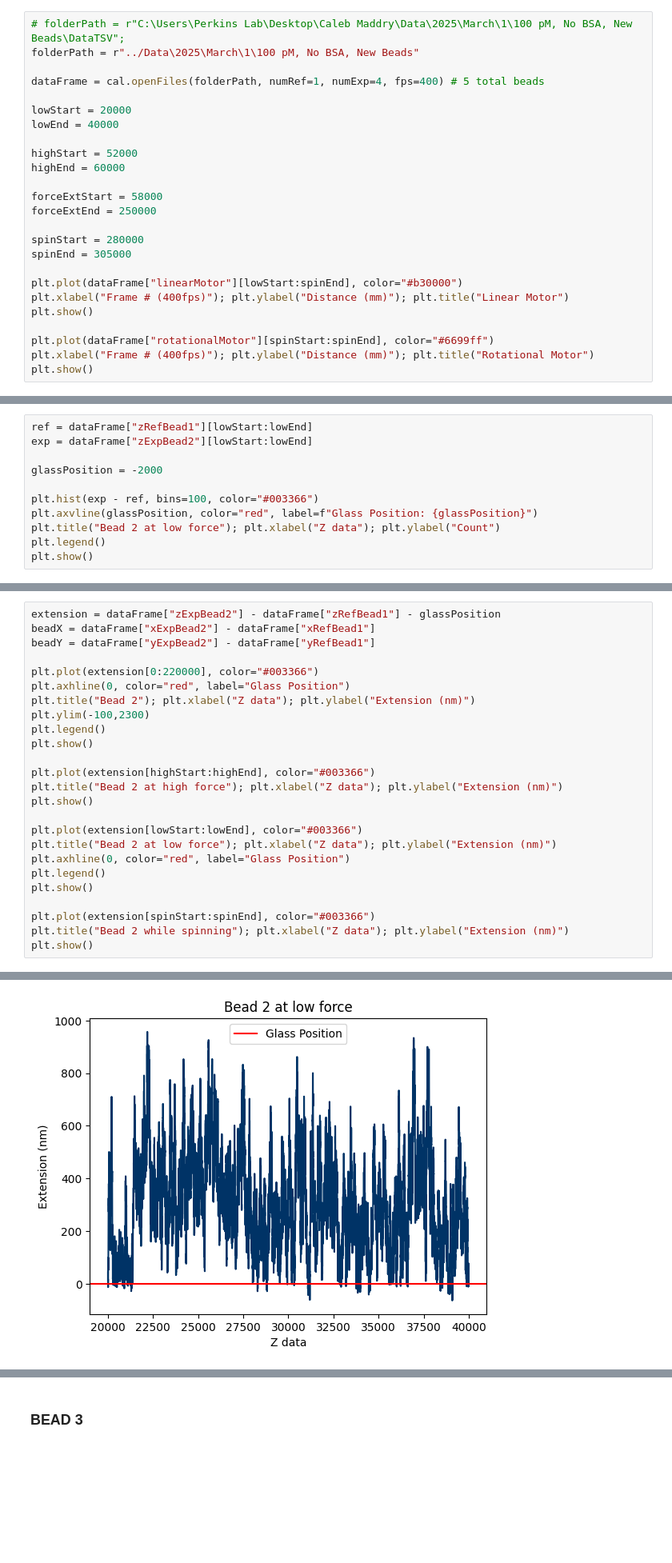
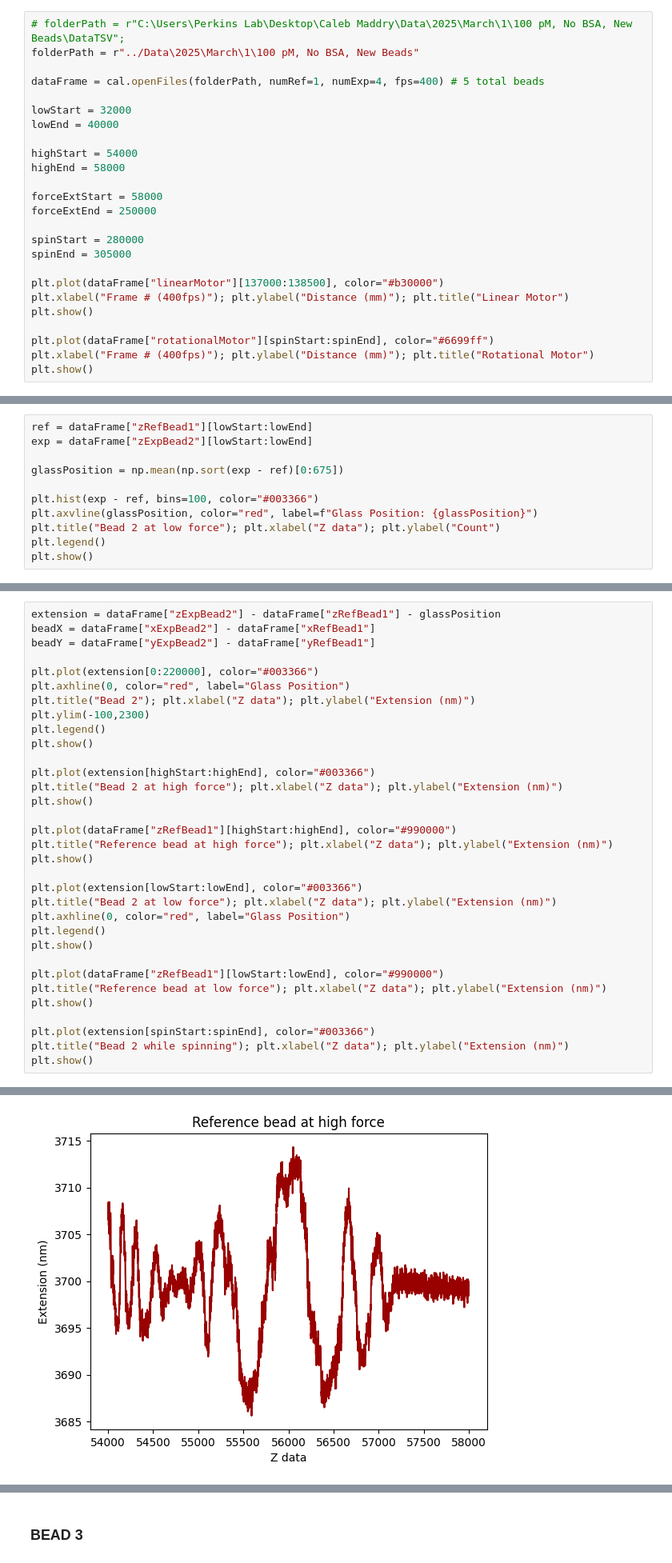
Before and after one commit to cmaddry/Magnetic-Tweezers, a Jupyter notebook: dataAnalysisScripts/mar1.ipynb, the cells around one changed output, grey strips where cells are left out. Shown at 80% size. Cells and saved outputs as stored; diff of their text form; blank space fills up the shorter version.

```diff
--- a/dataAnalysisScripts/mar1.ipynb
+++ b/dataAnalysisScripts/mar1.ipynb
@@ -11,11 +17,11 @@ folderPath = r"../Data\2025\March\1\100 pM, No BSA, New Beads"
 
 dataFrame = cal.openFiles(folderPath, numRef=1, numExp=4, fps=400) # 5 total beads
 
-lowStart = 20000
+lowStart = 32000
 lowEnd = 40000
 
-highStart = 52000
-highEnd = 60000
+highStart = 54000
+highEnd = 58000
 
 forceExtStart = 58000
 forceExtEnd = 250000
@@ -23,7 +29,7 @@ forceExtEnd = 250000
 spinStart = 280000
 spinEnd = 305000
 
-plt.plot(dataFrame["linearMotor"][lowStart:spinEnd], color="#b30000")
+plt.plot(dataFrame["linearMotor"][137000:138500], color="#b30000")
 plt.xlabel("Frame # (400fps)"); plt.ylabel("Distance (mm)"); plt.title("Linear Motor")
 plt.show()
 
@@ -38,7 +44,7 @@ Using: ../Data\2025\March\1\100 pM, No BSA, New Beads
 ref = dataFrame["zRefBead1"][lowStart:lowEnd]
 exp = dataFrame["zExpBead2"][lowStart:lowEnd]
 
-glassPosition = -2000
+glassPosition = np.mean(np.sort(exp - ref)[0:675])
 
 plt.hist(exp - ref, bins=100, color="#003366")
 plt.axvline(glassPosition, color="red", label=f"Glass Position: {glassPosition}")
@@ -63,12 +69,20 @@ plt.plot(extension[highStart:highEnd], color="#003366")
 plt.title("Bead 2 at high force"); plt.xlabel("Z data"); plt.ylabel("Extension (nm)")
 plt.show()
 
+plt.plot(dataFrame["zRefBead1"][highStart:highEnd], color="#990000")
+plt.title("Reference bead at high force"); plt.xlabel("Z data"); plt.ylabel("Extension (nm)")
+plt.show()
+
 plt.plot(extension[lowStart:lowEnd], color="#003366")
 plt.title("Bead 2 at low force"); plt.xlabel("Z data"); plt.ylabel("Extension (nm)")
 plt.axhline(0, color="red", label="Glass Position")
 plt.legend()
 plt.show()
 
+plt.plot(dataFrame["zRefBead1"][lowStart:lowEnd], color="#990000")
+plt.title("Reference bead at low force"); plt.xlabel("Z data"); plt.ylabel("Extension (nm)")
+plt.show()
+
 plt.plot(extension[spinStart:spinEnd], color="#003366")
 plt.title("Bead 2 while spinning"); plt.xlabel("Z data"); plt.ylabel("Extension (nm)")
 plt.show()
@@ -78 +92 @@ plt.show()
-[figure, old version]
+[figure, new version]
```
Also changed, not shown: parts of 14 cells of this notebook, 4 other files.
